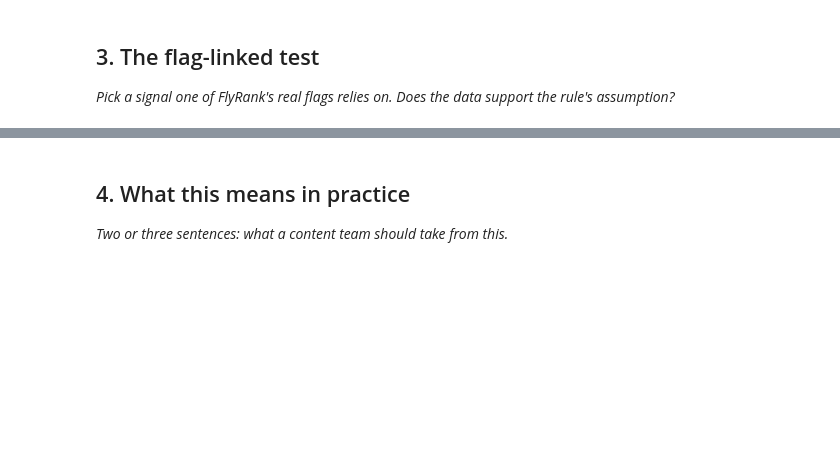
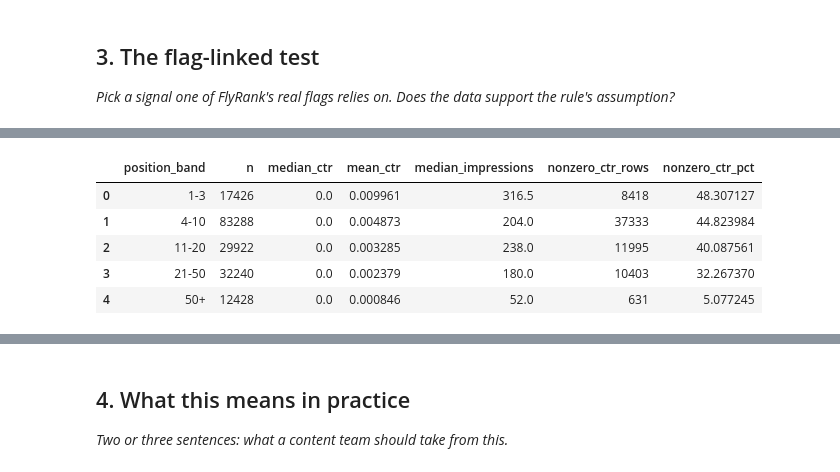
Before and after one commit to manahilrubabsatti/flyrank-ml, a Jupyter notebook: work/notebooks/w04_signal_audit.ipynb, the cells around one changed output, grey strips where cells are left out. Cells and saved outputs as stored; diff of their text form; code cells hidden in the pictures; blank space fills up the shorter version.

```diff
--- a/work/notebooks/w04_signal_audit.ipynb
+++ b/work/notebooks/w04_signal_audit.ipynb
@@ -8,0 +40,11 @@ This skeleton is yours to fill. Work the sections **in order** — each one has
+# %%
+import duckdb
+
+con = duckdb.connect()
+
+con.execute(
+    f"CREATE OR REPLACE SECRET hf_secret "
+    f"(TYPE huggingface, TOKEN '{HF_TOKEN}')"
+)
+
+print("Hugging Face connection ready.")
@@ -27,3 +330,44 @@ This skeleton is yours to fill. Work the sections **in order** — each one has
+# %%
+# Flag-linked test — CTR vs position
+
+flag_test = dist.dropna(
+    subset=["avg_position", "ctr"]
+).copy()
+
+flag_test["position_band"] = pd.cut(
+    flag_test["avg_position"],
+    bins=[0, 3, 10, 20, 50, np.inf],
+    labels=["1-3", "4-10", "11-20", "21-50", "50+"],
+    right=True
+)
+
+position_summary = (
+    flag_test
+    .groupby("position_band", observed=False)
+    .agg(
+        n=("ctr", "size"),
+        median_ctr=("ctr", "median"),
+        mean_ctr=("ctr", "mean"),
+        median_impressions=("impressions", "median"),
+        nonzero_ctr_rows=("ctr", lambda x: (x > 0).sum())
+    )
+    .reset_index()
+)
+
+position_summary["nonzero_ctr_pct"] = (
+    position_summary["nonzero_ctr_rows"]
+    / position_summary["n"]
+    * 100
+)
+
+display(position_summary)
+# %% [output]
+|  | position_band | n | median_ctr | mean_ctr | median_impressions | nonzero_ctr_rows | nonzero_ctr_pct |
+| 0 | 1-3 | 17426 | 0.0 | 0.009961 | 316.5 | 8418 | 48.307127 |
+| 1 | 4-10 | 83288 | 0.0 | 0.004873 | 204.0 | 37333 | 44.823984 |
+| 2 | 11-20 | 29922 | 0.0 | 0.003285 | 238.0 | 11995 | 40.087561 |
+| 3 | 21-50 | 32240 | 0.0 | 0.002379 | 180.0 | 10403 | 32.267370 |
+| 4 | 50+ | 12428 | 0.0 | 0.000846 | 52.0 | 631 | 5.077245 |
 # %%
 # This cell is for CODE (numbers, a query, a check).
 # Write your text answer in the cell ABOVE this one — typing sentences here breaks Run All.
```
Also changed, not shown: parts of 18 cells of this notebook.
